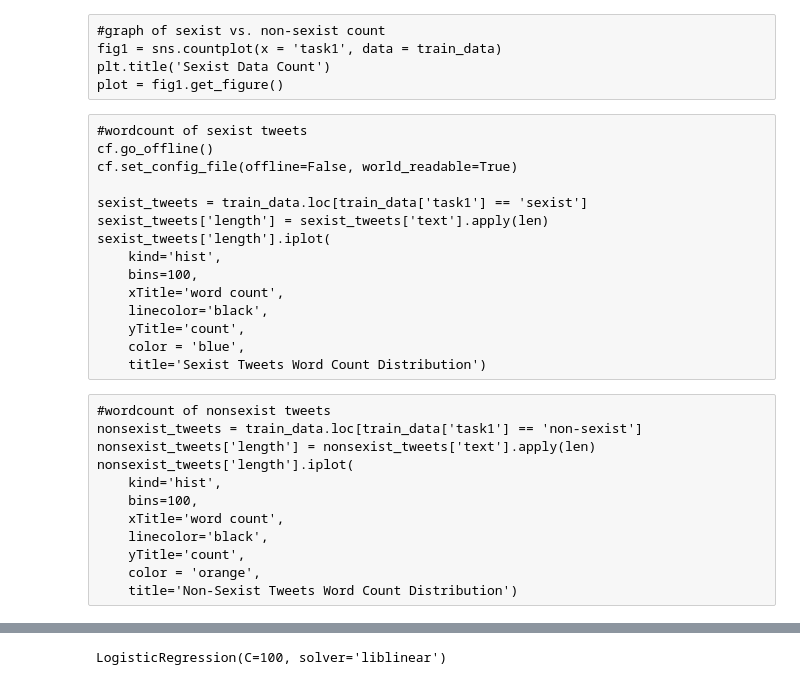
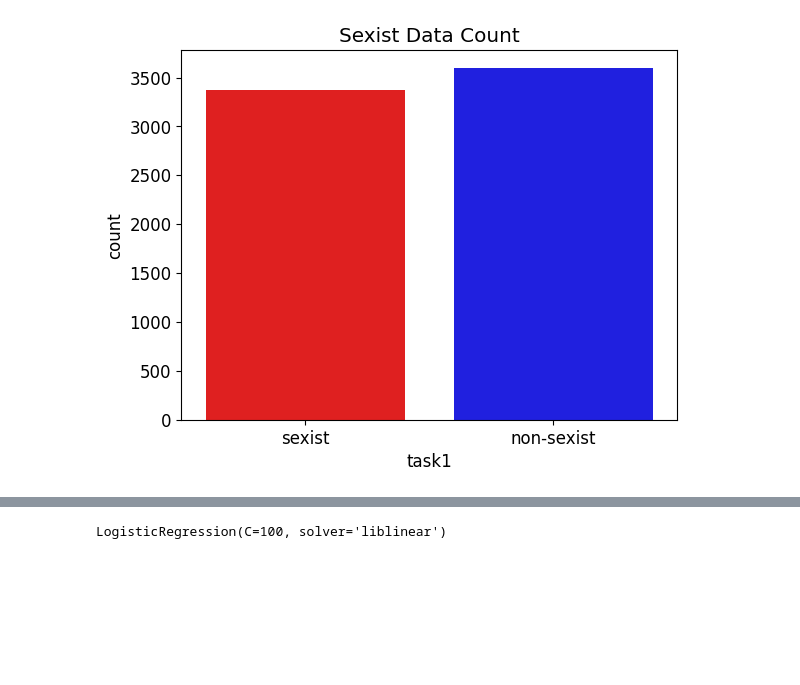
Before and after one commit to samanthalau1/sexism-detection-ml, a Jupyter notebook: sexism_notebook.ipynb, the cells around one changed output, grey strips where cells are left out. Drawn from its saved outputs; the diff is of its cells as text; code cells hidden in the pictures; blank space fills up the shorter version.

```diff
--- a/sexism_notebook.ipynb
+++ b/sexism_notebook.ipynb
@@ -35,32 +33,7 @@ plot = fig1.get_figure()
-# %% [raw]
-#graph of sexist vs. non-sexist count
-fig1 = sns.countplot(x = 'task1', data = train_data)
-plt.title('Sexist Data Count')
-plot = fig1.get_figure()
-# %% [raw]
-#wordcount of sexist tweets
-cf.go_offline()
-cf.set_config_file(offline=False, world_readable=True)
-
-sexist_tweets = train_data.loc[train_data['task1'] == 'sexist']
-sexist_tweets['length'] = sexist_tweets['text'].apply(len)
-sexist_tweets['length'].iplot(
-    kind='hist',
-    bins=100,
-    xTitle='word count',
-    linecolor='black',
-    yTitle='count',
-    color = 'blue',
-    title='Sexist Tweets Word Count Distribution')
-# %% [raw]
-#wordcount of nonsexist tweets
-nonsexist_tweets = train_data.loc[train_data['task1'] == 'non-sexist']
-nonsexist_tweets['length'] = nonsexist_tweets['text'].apply(len)
-nonsexist_tweets['length'].iplot(
-    kind='hist',
-    bins=100,
-    xTitle='word count',
-    linecolor='black',
-    yTitle='count',
-    color = 'orange',
-    title='Non-Sexist Tweets Word Count Distribution')
+# %%
+#graph of sexist vs. non-sexist count
+fig1 = sns.countplot(x = 'task1', hue='task1', legend=False, data = train_data, palette=['red', 'blue'])
+plt.title('Sexist Data Count')
+plt.show()
+# %% [output]
+[figure, added]
```
Also changed, not shown: parts of 28 cells of this notebook.
